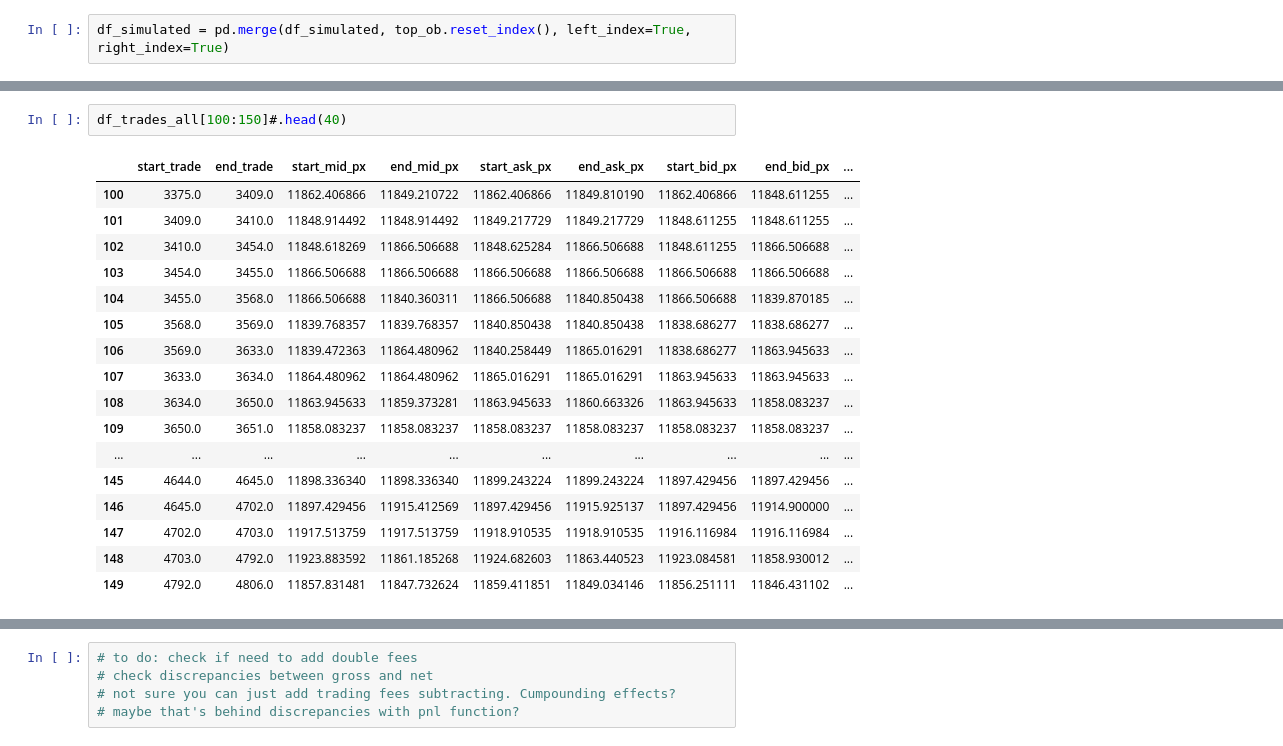
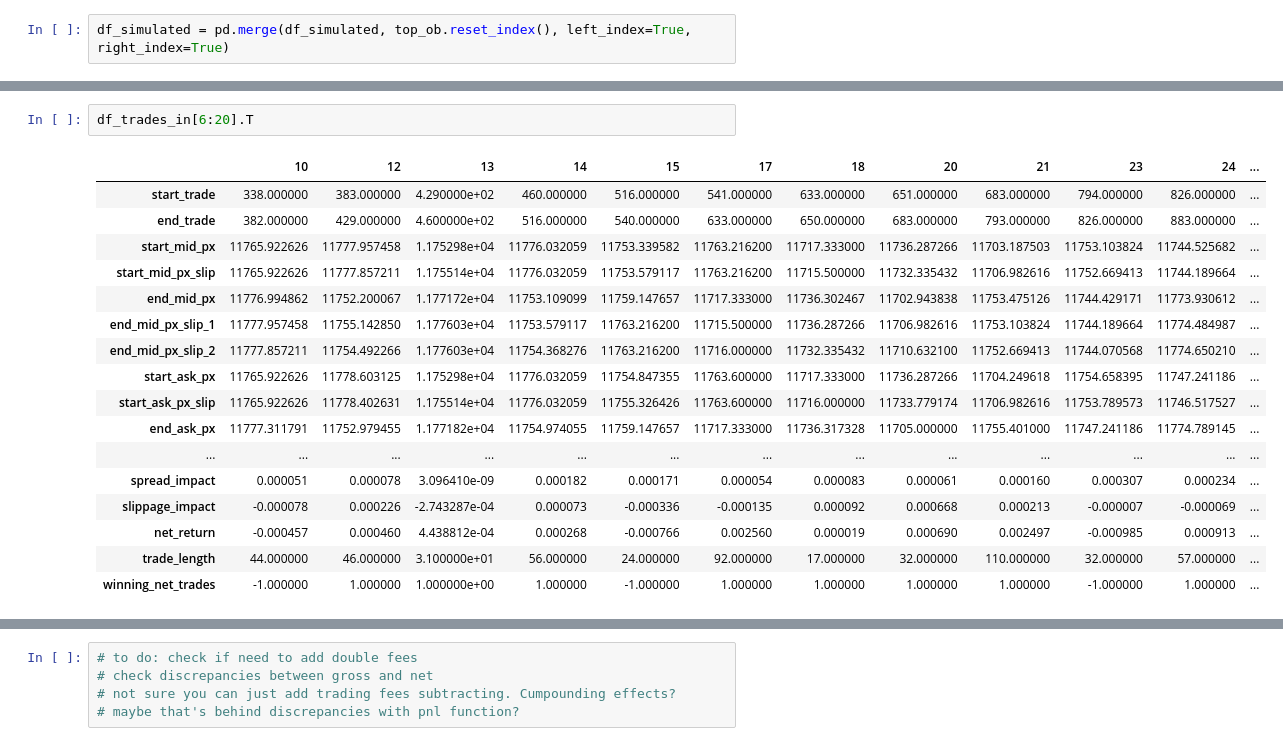
Before and after one commit to ociredef92/RL_Trader, a Jupyter notebook: Backtesting.ipynb, the cells around one changed output, grey strips where cells are left out. Saved outputs shown, nothing was run; the diff lists cells and outputs as text.

```diff
--- a/Backtesting.ipynb
+++ b/Backtesting.ipynb
@@ -241,23 +262,23 @@ min         1.000000
 75%        65.000000
 max       308.000000
 Name: trade_length, dtype: float64
-# %%
-df_trades_all[100:150]#.head(40)
-# %% [output]
-|  | start_trade | end_trade | start_mid_px | end_mid_px | start_ask_px | end_ask_px | start_bid_px | end_bid_px | ... |
-| 100 | 3375.0 | 3409.0 | 11862.406866 | 11849.210722 | 11862.406866 | 11849.810190 | 11862.406866 | 11848.611255 | ... |
-| 101 | 3409.0 | 3410.0 | 11848.914492 | 11848.914492 | 11849.217729 | 11849.217729 | 11848.611255 | 11848.611255 | ... |
-| 102 | 3410.0 | 3454.0 | 11848.618269 | 11866.506688 | 11848.625284 | 11866.506688 | 11848.611255 | 11866.506688 | ... |
-| 103 | 3454.0 | 3455.0 | 11866.506688 | 11866.506688 | 11866.506688 | 11866.506688 | 11866.506688 | 11866.506688 | ... |
-| 104 | 3455.0 | 3568.0 | 11866.506688 | 11840.360311 | 11866.506688 | 11840.850438 | 11866.506688 | 11839.870185 | ... |
-| 105 | 3568.0 | 3569.0 | 11839.768357 | 11839.768357 | 11840.850438 | 11840.850438 | 11838.686277 | 11838.686277 | ... |
-| 106 | 3569.0 | 3633.0 | 11839.472363 | 11864.480962 | 11840.258449 | 11865.016291 | 11838.686277 | 11863.945633 | ... |
-| 107 | 3633.0 | 3634.0 | 11864.480962 | 11864.480962 | 11865.016291 | 11865.016291 | 11863.945633 | 11863.945633 | ... |
-| 108 | 3634.0 | 3650.0 | 11863.945633 | 11859.373281 | 11863.945633 | 11860.663326 | 11863.945633 | 11858.083237 | ... |
-| 109 | 3650.0 | 3651.0 | 11858.083237 | 11858.083237 | 11858.083237 | 11858.083237 | 11858.083237 | 11858.083237 | ... |
-| ... | ... | ... | ... | ... | ... | ... | ... | ... | ... |
-| 145 | 4644.0 | 4645.0 | 11898.336340 | 11898.336340 | 11899.243224 | 11899.243224 | 11897.429456 | 11897.429456 | ... |
-| 146 | 4645.0 | 4702.0 | 11897.429456 | 11915.412569 | 11897.429456 | 11915.925137 | 11897.429456 | 11914.900000 | ... |
-| 147 | 4702.0 | 4703.0 | 11917.513759 | 11917.513759 | 11918.910535 | 11918.910535 | 11916.116984 | 11916.116984 | ... |
-| 148 | 4703.0 | 4792.0 | 11923.883592 | 11861.185268 | 11924.682603 | 11863.440523 | 11923.084581 | 11858.930012 | ... |
-| 149 | 4792.0 | 4806.0 | 11857.831481 | 11847.732624 | 11859.411851 | 11849.034146 | 11856.251111 | 11846.431102 | ... |
+# %%
+df_trades_in[6:20].T
+# %% [output]
+|  | 10 | 12 | 13 | 14 | 15 | 17 | 18 | 20 | 21 | 23 | 24 | ... |
+| start_trade | 338.000000 | 383.000000 | 4.290000e+02 | 460.000000 | 516.000000 | 541.000000 | 633.000000 | 651.000000 | 683.000000 | 794.000000 | 826.000000 | ... |
+| end_trade | 382.000000 | 429.000000 | 4.600000e+02 | 516.000000 | 540.000000 | 633.000000 | 650.000000 | 683.000000 | 793.000000 | 826.000000 | 883.000000 | ... |
+| start_mid_px | 11765.922626 | 11777.957458 | 1.175298e+04 | 11776.032059 | 11753.339582 | 11763.216200 | 11717.333000 | 11736.287266 | 11703.187503 | 11753.103824 | 11744.525682 | ... |
+| start_mid_px_slip | 11765.922626 | 11777.857211 | 1.175514e+04 | 11776.032059 | 11753.579117 | 11763.216200 | 11715.500000 | 11732.335432 | 11706.982616 | 11752.669413 | 11744.189664 | ... |
+| end_mid_px | 11776.994862 | 11752.200067 | 1.177172e+04 | 11753.109099 | 11759.147657 | 11717.333000 | 11736.302467 | 11702.943838 | 11753.475126 | 11744.429171 | 11773.930612 | ... |
+| end_mid_px_slip_1 | 11777.957458 | 11755.142850 | 1.177603e+04 | 11753.579117 | 11763.216200 | 11715.500000 | 11736.287266 | 11706.982616 | 11753.103824 | 11744.189664 | 11774.484987 | ... |
+| end_mid_px_slip_2 | 11777.857211 | 11754.492266 | 1.177603e+04 | 11754.368276 | 11763.216200 | 11716.000000 | 11732.335432 | 11710.632100 | 11752.669413 | 11744.070568 | 11774.650210 | ... |
+| start_ask_px | 11765.922626 | 11778.603125 | 1.175298e+04 | 11776.032059 | 11754.847355 | 11763.600000 | 11717.333000 | 11736.287266 | 11704.249618 | 11754.658395 | 11747.241186 | ... |
+| start_ask_px_slip | 11765.922626 | 11778.402631 | 1.175514e+04 | 11776.032059 | 11755.326426 | 11763.600000 | 11716.000000 | 11733.779174 | 11706.982616 | 11753.789573 | 11746.517527 | ... |
+| end_ask_px | 11777.311791 | 11752.979455 | 1.177182e+04 | 11754.974055 | 11759.147657 | 11717.333000 | 11736.317328 | 11705.000000 | 11755.401000 | 11747.241186 | 11774.789145 | ... |
+| ... | ... | ... | ... | ... | ... | ... | ... | ... | ... | ... | ... | ... |
+| spread_impact | 0.000051 | 0.000078 | 3.096410e-09 | 0.000182 | 0.000171 | 0.000054 | 0.000083 | 0.000061 | 0.000160 | 0.000307 | 0.000234 | ... |
+| slippage_impact | -0.000078 | 0.000226 | -2.743287e-04 | 0.000073 | -0.000336 | -0.000135 | 0.000092 | 0.000668 | 0.000213 | -0.000007 | -0.000069 | ... |
+| net_return | -0.000457 | 0.000460 | 4.438812e-04 | 0.000268 | -0.000766 | 0.002560 | 0.000019 | 0.000690 | 0.002497 | -0.000985 | 0.000913 | ... |
+| trade_length | 44.000000 | 46.000000 | 3.100000e+01 | 56.000000 | 24.000000 | 92.000000 | 17.000000 | 32.000000 | 110.000000 | 32.000000 | 57.000000 | ... |
+| winning_net_trades | -1.000000 | 1.000000 | 1.000000e+00 | 1.000000 | -1.000000 | 1.000000 | 1.000000 | 1.000000 | 1.000000 | -1.000000 | 1.000000 | ... |
```
Also changed, not shown: parts of 25 cells of this notebook.
